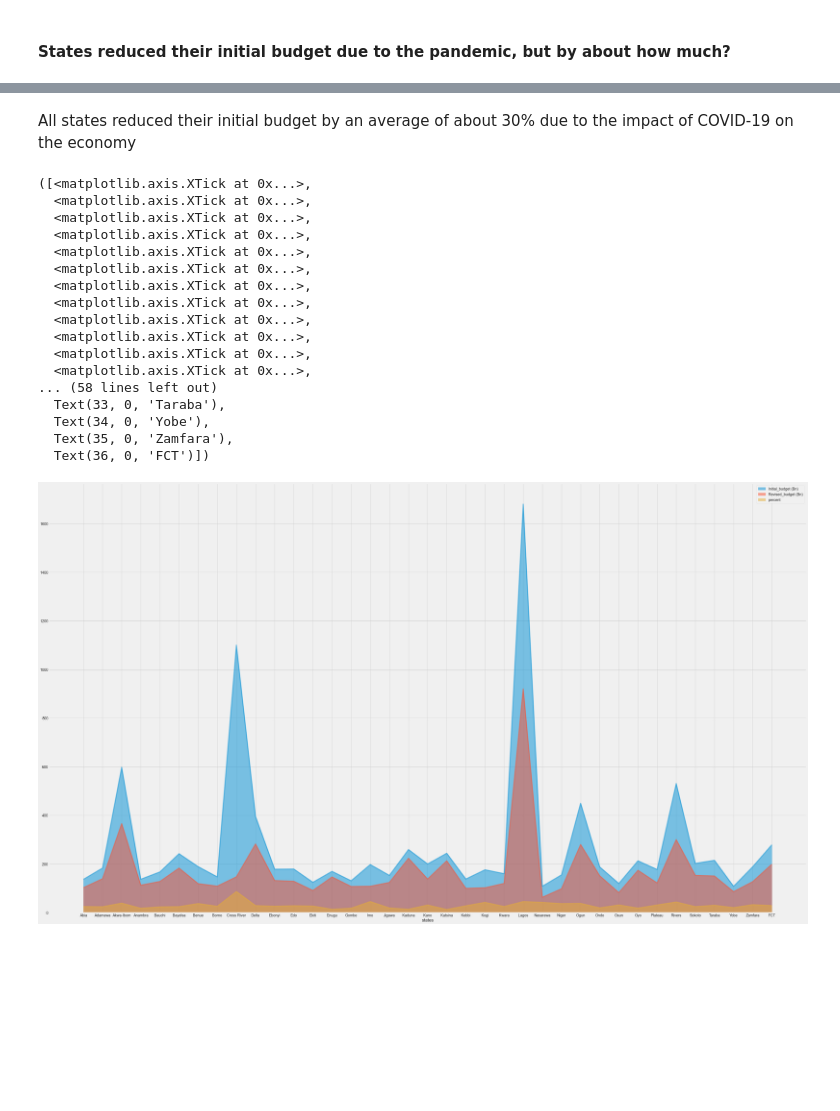
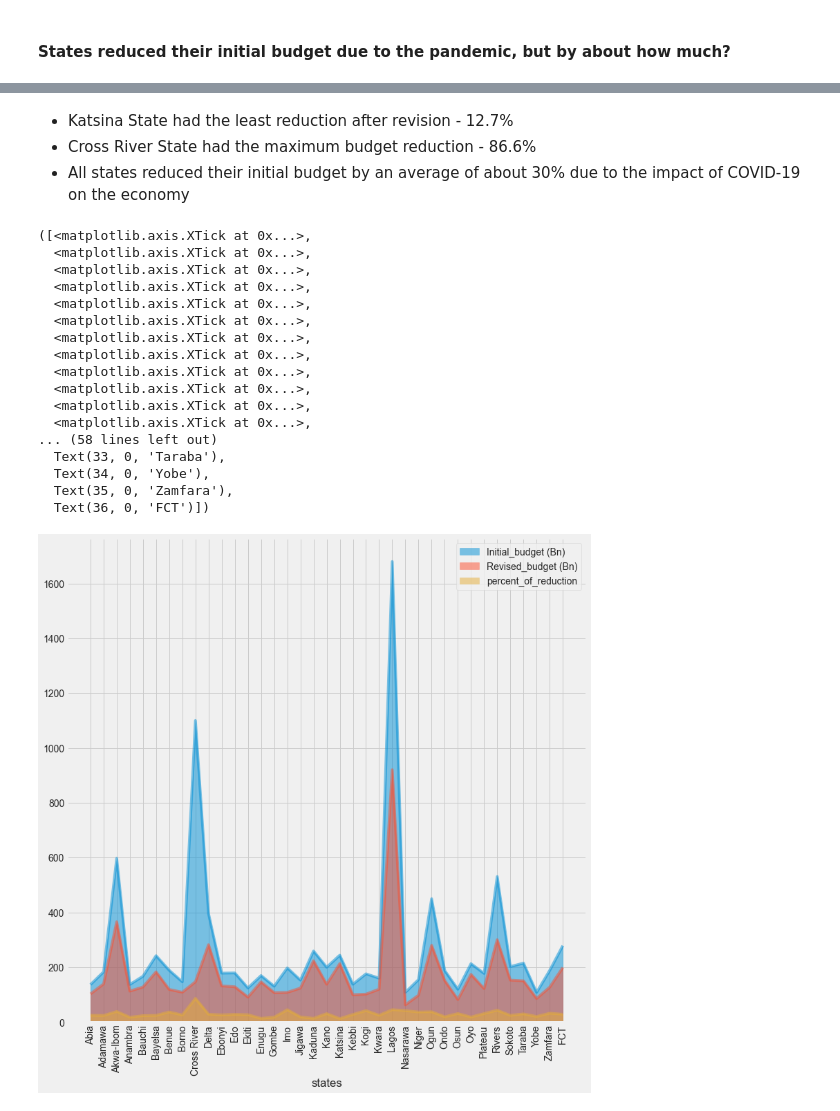
Before and after one commit to vaipn/Nigeria-COVID-19-Data-Analysis-Using-Python, a Jupyter notebook: covidproject.ipynb, the cells around one changed output, grey strips where cells are left out. Saved outputs shown, nothing was run; the diff lists cells and outputs as text; code cells hidden in the pictures; blank space fills up the shorter version.

```diff
--- a/covidproject.ipynb
+++ b/covidproject.ipynb
@@ -931,4 +931,4 @@ realGDP.plot.line(x='Year',y='percent',title='Percentage of change of the gross
 #### States reduced their initial budget due to the pandemic, but by about how much?
 # %%
 # determining the precentage of reduction
-budget_data['percent']=(budget_data['Initial_budget (Bn)']-budget_data['Revised_budget (Bn)'])/budget_data['Initial_budget (Bn)']*100
+budget_data['percent_of_reduction']=(budget_data['Initial_budget (Bn)']-budget_data['Revised_budget (Bn)'])/budget_data['Initial_budget (Bn)']*100
@@ -939,25 +967,27 @@ budget_data['percent'].mean()
 # %% [markdown]
-All states reduced their initial budget by an average of about 30% due to the impact of COVID-19 on the economy
+* Katsina State had the least reduction after revision - 12.7%
+* Cross River State had the maximum budget reduction - 86.6%
+* All states reduced their initial budget by an average of about 30% due to the impact of COVID-19 on the economy
 # %%
 # generating an area plot showing the initial budget and revised budget of all 37 states.
-budget_data.plot.area(stacked=False,x='states',figsize=(46,28))
-plt.xticks(np.arange(0, 37, step=1),(budget_data['states']))
+budget_data.plot.area(stacked=False,x='states',figsize=(12,12))
+plt.xticks(np.arange(0, 37, step=1),(budget_data['states']),rotation=90)
 # %% [output]
 ([<matplotlib.axis.XTick at 0x...>,
   <matplotlib.axis.XTick at 0x...>,
   <matplotlib.axis.XTick at 0x...>,
   <matplotlib.axis.XTick at 0x...>,
   <matplotlib.axis.XTick at 0x...>,
   <matplotlib.axis.XTick at 0x...>,
   <matplotlib.axis.XTick at 0x...>,
   <matplotlib.axis.XTick at 0x...>,
   <matplotlib.axis.XTick at 0x...>,
   <matplotlib.axis.XTick at 0x...>,
   <matplotlib.axis.XTick at 0x...>,
   <matplotlib.axis.XTick at 0x...>,
 ... (58 lines left out)
   Text(33, 0, 'Taraba'),
   Text(34, 0, 'Yobe'),
   Text(35, 0, 'Zamfara'),
   Text(36, 0, 'FCT')])
-[figure, old version]
+[figure, new version]
```
Also changed, not shown: parts of 3 cells of this notebook, 1 other file.
